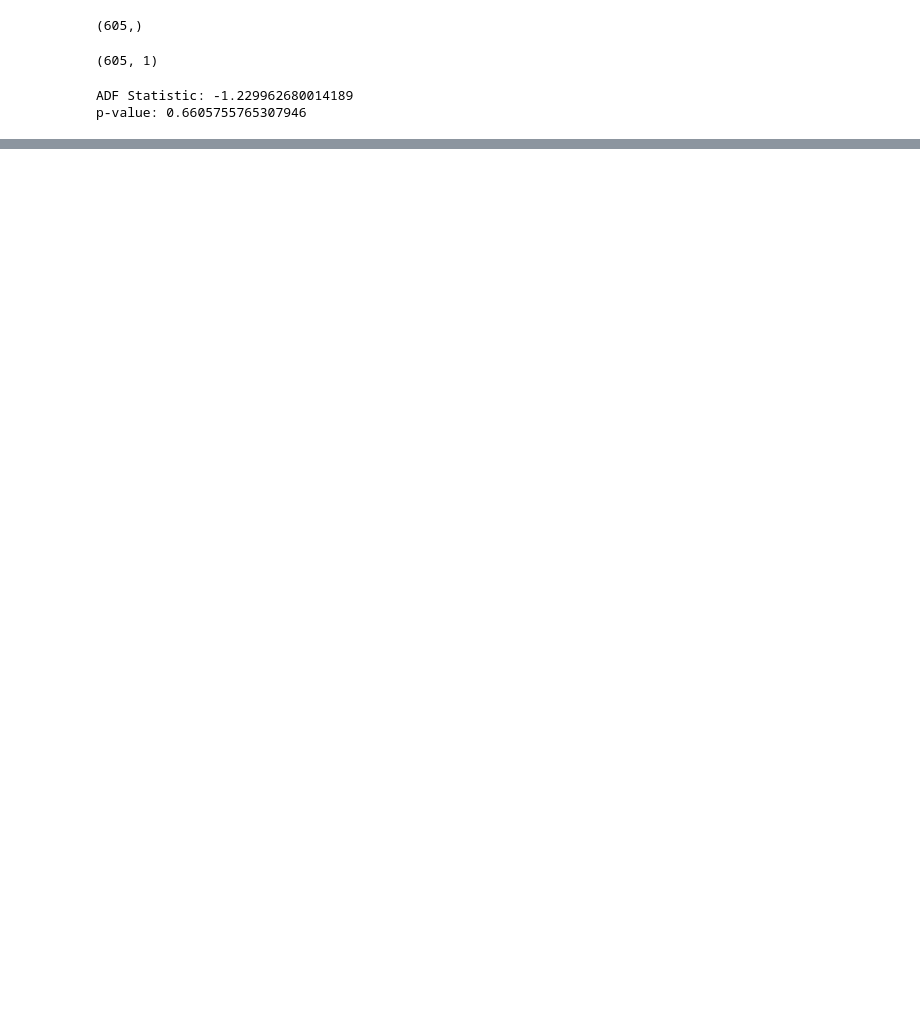
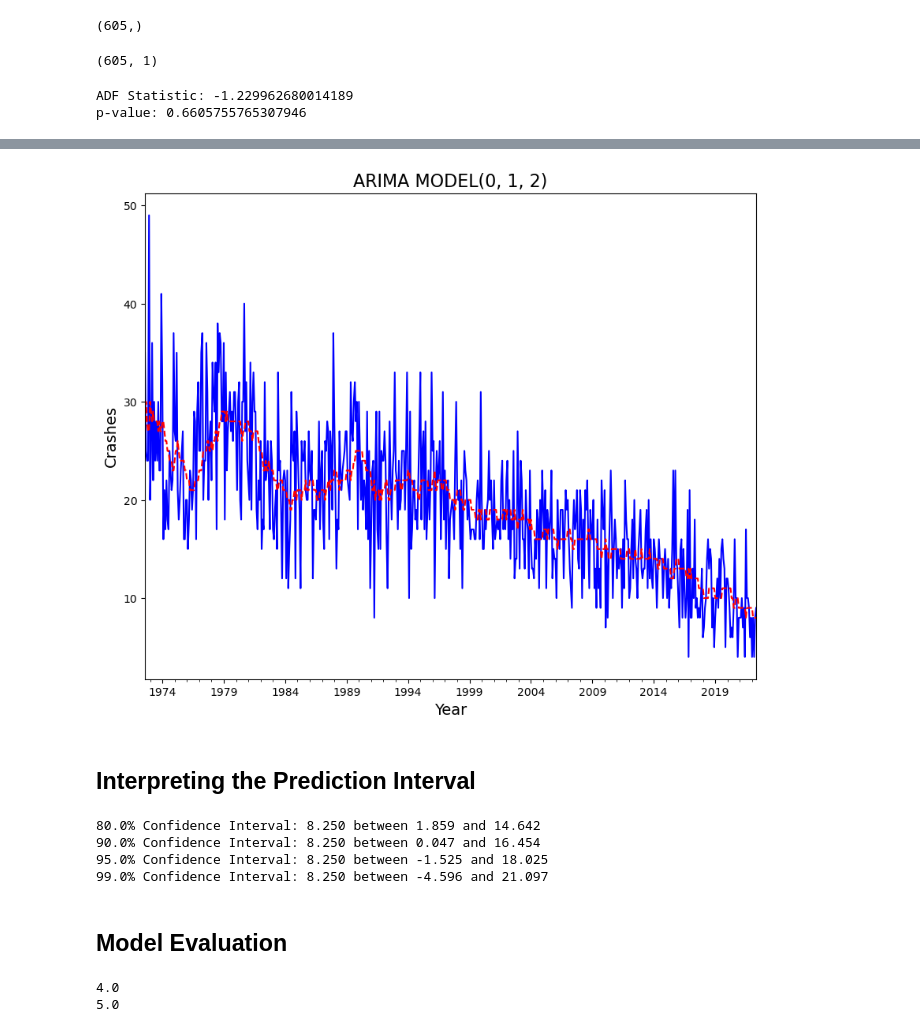
Before and after one commit to heitorgaf/Machine-Learning-for-Business, a Jupyter notebook: MLBus_HDipData_CA1.ipynb, the cells around one changed output, grey strips where cells are left out. Saved outputs shown, nothing was run; the diff lists cells and outputs as text; code cells hidden in the pictures; blank space fills up the shorter version.

Commit message:
Create Time Series Models
ARIMA Model
TBATS Model

```diff
--- a/MLBus_HDipData_CA1.ipynb
+++ b/MLBus_HDipData_CA1.ipynb
@@ -563,0 +572,4 @@ plt.show()
+# %%
+# Create a new dataframe to build the ARIMA model
+arima_df = ts_df.copy()
+arima_df.head()
@@ -563,0 +588,3 @@ plt.show()
+# %%
+arima_df = arima_df.iloc[5:]
+arima_df.shape
@@ -563,0 +622,9 @@ plt.show()
+# %%
+# Declare and initialise an object 'arima_obj' by calling a method 'ARIMA()'
+arima_obj = ARIMA(arima_df['crashes'].tolist(), order = (0, 1 , 1))
+
+# Train the ARIMA model by calling a method fit()
+arima_obj_fit = arima_obj.fit()
+
+# Display the summary of the trained model
+arima_obj_fit.summary()
@@ -563,0 +649,15 @@ plt.show()
+# %%
+# Declare the array 'pred' and append the values
+predictions = arima_obj_fit.fittedvalues
+
+# Add a new column 'ARIMA' into new dataframe
+arima_df['ARIMA'] = predictions.astype(int)
+
+# Residues and fitted values are added and stored into the new dataframe
+diffval = arima_obj_fit.resid + arima_obj_fit.fittedvalues
+
+# Add a column 'diffval' into the new dataframe
+arima_df['diffval'] = diffval.astype(int)
+
+# Display first five records
+arima_df.head()
@@ -563,0 +672,43 @@ plt.show()
+# %%
+# Display ARIMA predictions Vs Residues and fitted values
+f, axarr = plt.subplots(1, sharex = True)
+f.set_size_inches(10, 8)
+
+# Ignore first two rows because of difference factor d = 2
+arima_df['diffval'].iloc[2:].plot(color = 'b', linestyle = '-', ax = axarr)
+arima_df['ARIMA'].iloc[2:].plot(color = 'r', linestyle = '--', ax = axarr)
+axarr.set_title('ARIMA MODEL(0, 1, 2)',fontsize=16)
+plt.xlabel('Year',fontsize=14)
+plt.ylabel('Crashes',fontsize=14);
+# %% [output]
+[figure, added]
+# %% [markdown]
+## Interpreting the Prediction Interval
+# %%
+result = arima_obj_fit.get_forecast()
+forecast = result.predicted_mean
+
+# summarize confidence intervals
+intervals = [0.2, 0.1, 0.05, 0.01]
+
+for a in intervals:
+    ci = result.conf_int(alpha=a)
+    print('%.1f%% Confidence Interval: %.3f between %.3f and %.3f' % ((1-a)*100, forecast, ci[0,0], ci[0,1]))
+# %% [output]
+80.0% Confidence Interval: 8.250 between 1.859 and 14.642
+90.0% Confidence Interval: 8.250 between 0.047 and 16.454
+95.0% Confidence Interval: 8.250 between -1.525 and 18.025
+99.0% Confidence Interval: 8.250 between -4.596 and 21.097
+# %% [markdown]
+## Model Evaluation
+# %%
+#We analyse MAE and RMSE   RMSEextreme values/outliers --- MAE try to explain the % is affecting the prediction
+from sklearn.metrics import mean_squared_error, mean_absolute_error
+print(round(mean_absolute_error(arima_df['crashes'], arima_df['ARIMA']),0))
+
+#we round the number, and I will include 0 because I don't want decimals in the result for the visualisation
+print(round(np.sqrt(mean_squared_error(arima_df['crashes'], arima_df['ARIMA'])), 0))
+#we round the number, and I will include 0 because I don't want decimals in the result for the visualisation
+# %% [output]
+4.0
+5.0
```
Also changed, not shown: parts of 75 cells of this notebook.
